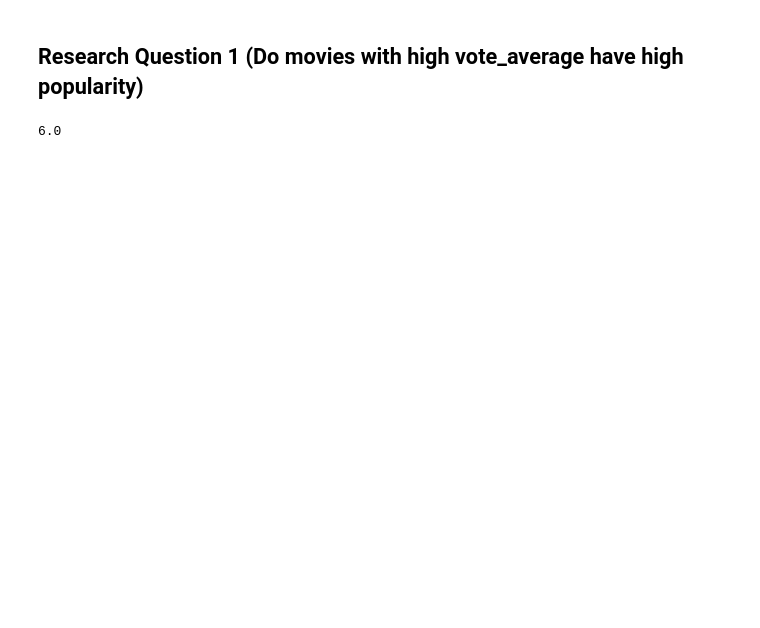
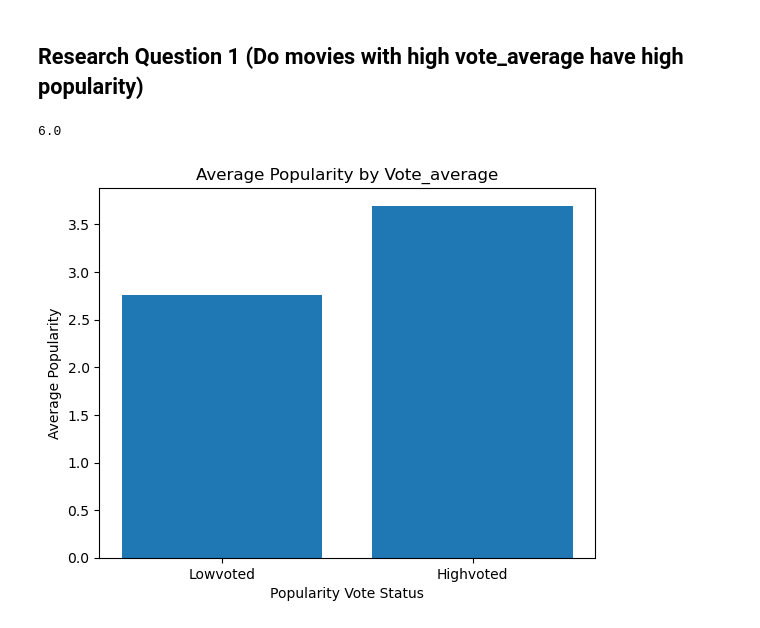
Before and after one commit to Petramuthoni/Movie-Dataset-Analysis-Phase-1, a Jupyter notebook: Phase 1 Movie Dataset Analysis (11).ipynb, the cells around one changed output. Saved outputs shown, nothing was run; the diff lists cells and outputs as text; code cells hidden in the pictures; blank space fills up the shorter version.

```diff
--- a/Phase 1 Movie Dataset Analysis (10).ipynb
+++ b/Phase 1 Movie Dataset Analysis (11).ipynb
@@ -151,3 +151,14 @@ lowvote=df.query('vote_average < {}'.format(medianfunction('vote_average')))
 highvote=df.query('vote_average >= {}'.format(medianfunction('vote_average')))
 lowvotegenre_popularity_mean=lowvote['popularity'].mean()
 highvotegenre_popularity_mean=highvote['popularity'].mean()
+# %%
+# Create bar chart visualization
+values = [1, 2]
+lengths = [lowvotegenre_popularity_mean, highvotegenre_popularity_mean]
+labels = ['Lowvoted', 'Highvoted']
+plt.bar(values, lengths, tick_label=labels)
+plt.title('Average Popularity by Vote_average')
+plt.xlabel('Popularity Vote Status')
+plt.ylabel('Average Popularity');
+# %% [output]
+[figure, added]
```
